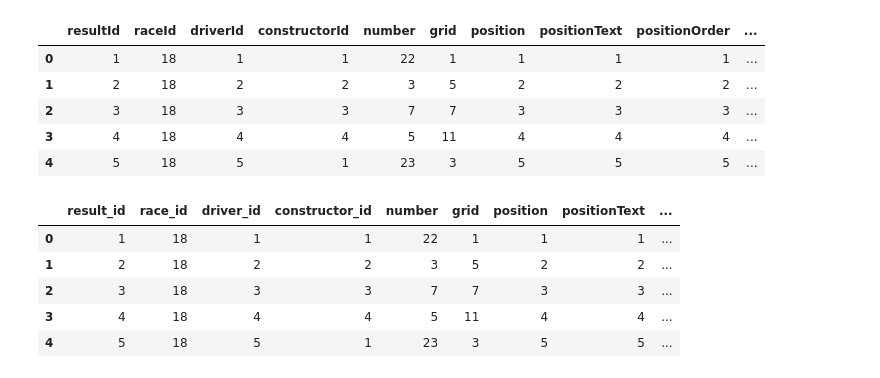
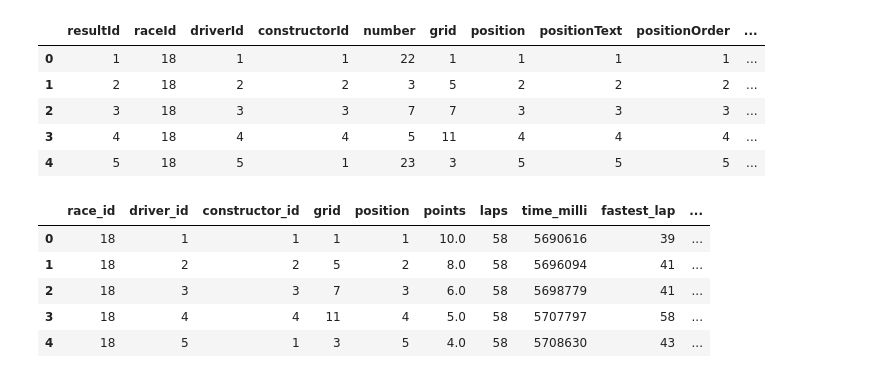
Before and after one commit to halabi93/Formula1-Dashboard, a Jupyter notebook: dftransform.ipynb, the cells around one changed output. Cells and saved outputs as stored; diff of their text form; code cells hidden in the pictures.

```diff
--- a/dftransform.ipynb
+++ b/dftransform.ipynb
@@ -115,22 +252,29 @@ results_df.head()
 | 3 | 4 | 18 | 4 | 4 | 5 | 11 | 4 | 4 | 4 | ... |
 | 4 | 5 | 18 | 5 | 1 | 23 | 3 | 5 | 5 | 5 | ... |
 # %%
-#transform results csv
+#transform results data
+results_df.drop(['resultId', 'number', 'positionText', 'time', 'position'], axis=1,inplace=True)
 results_df = results_df.rename(columns={"raceId": "race_id",
-"resultId": "result_id",
 "driverId": "driver_id",
 "constructorId": "constructor_id",
+"positionOrder": "position",
+"milliseconds": "time_milli",
 "fastestLap": "fastest_lap",
 "rank": "fastest_lap_rank",
 "fastestLapTime": "fastest_lap_time",
 "fastestLapSpeed": "fastest_lap_speed",
 "statusId": "status_id"})
+results_df["time_milli"]=results_df["time_milli"].replace("\\N", None)
+results_df["fastest_lap"]=results_df["fastest_lap"].replace("\\N", None)
+results_df["fastest_lap_rank"]=results_df["fastest_lap_rank"].replace("\\N", None)
+results_df["fastest_lap_time"]=results_df["fastest_lap_time"].replace("\\N", None)
+results_df["fastest_lap_speed"]=results_df["fastest_lap_speed"].replace("\\N", None)
 results_df.head()
 # %% [output]
-|  | result_id | race_id | driver_id | constructor_id | number | grid | position | positionText | ... |
-| 0 | 1 | 18 | 1 | 1 | 22 | 1 | 1 | 1 | ... |
-| 1 | 2 | 18 | 2 | 2 | 3 | 5 | 2 | 2 | ... |
-| 2 | 3 | 18 | 3 | 3 | 7 | 7 | 3 | 3 | ... |
-| 3 | 4 | 18 | 4 | 4 | 5 | 11 | 4 | 4 | ... |
-| 4 | 5 | 18 | 5 | 1 | 23 | 3 | 5 | 5 | ... |
+|  | race_id | driver_id | constructor_id | grid | position | points | laps | time_milli | fastest_lap | ... |
+| 0 | 18 | 1 | 1 | 1 | 1 | 10.0 | 58 | 5690616 | 39 | ... |
+| 1 | 18 | 2 | 2 | 5 | 2 | 8.0 | 58 | 5696094 | 41 | ... |
+| 2 | 18 | 3 | 3 | 7 | 3 | 6.0 | 58 | 5698779 | 41 | ... |
+| 3 | 18 | 4 | 4 | 11 | 4 | 5.0 | 58 | 5707797 | 58 | ... |
+| 4 | 18 | 5 | 1 | 3 | 5 | 4.0 | 58 | 5708630 | 43 | ... |
 # %%
```
Also changed, not shown: parts of 48 cells of this notebook, 6 other files.
